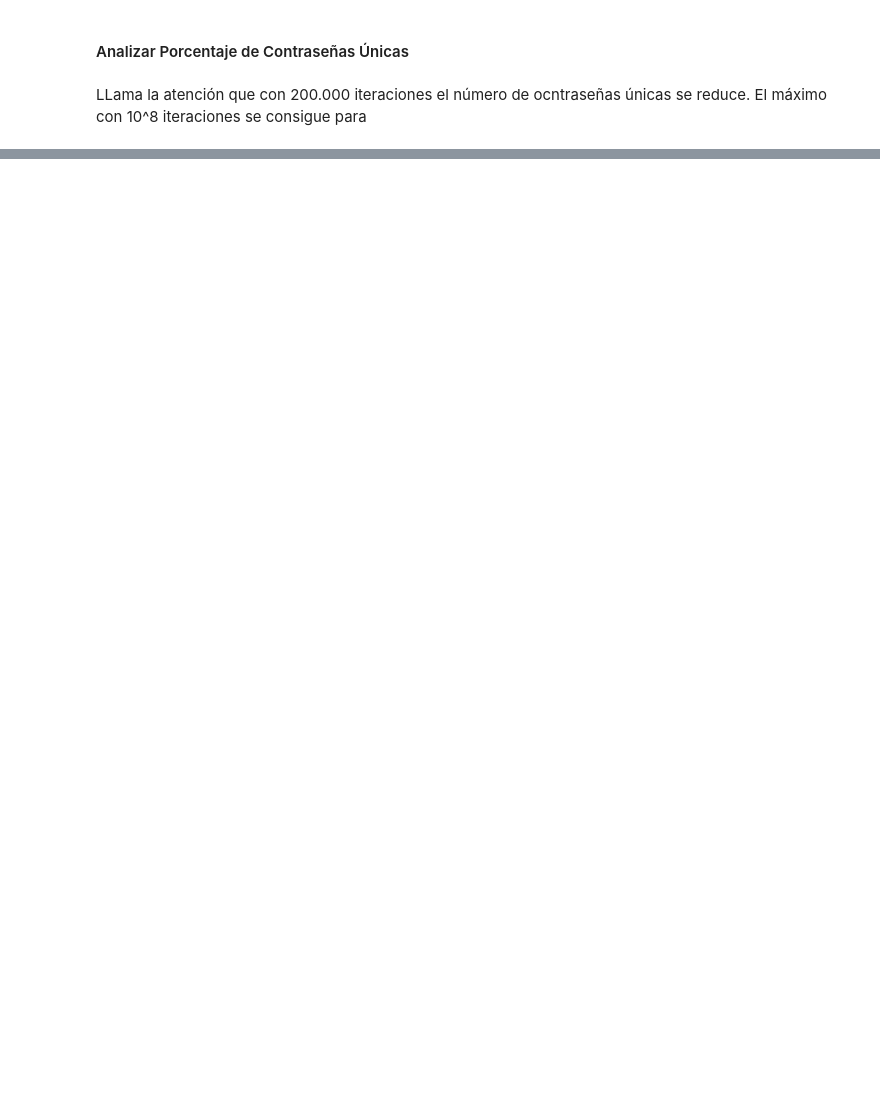
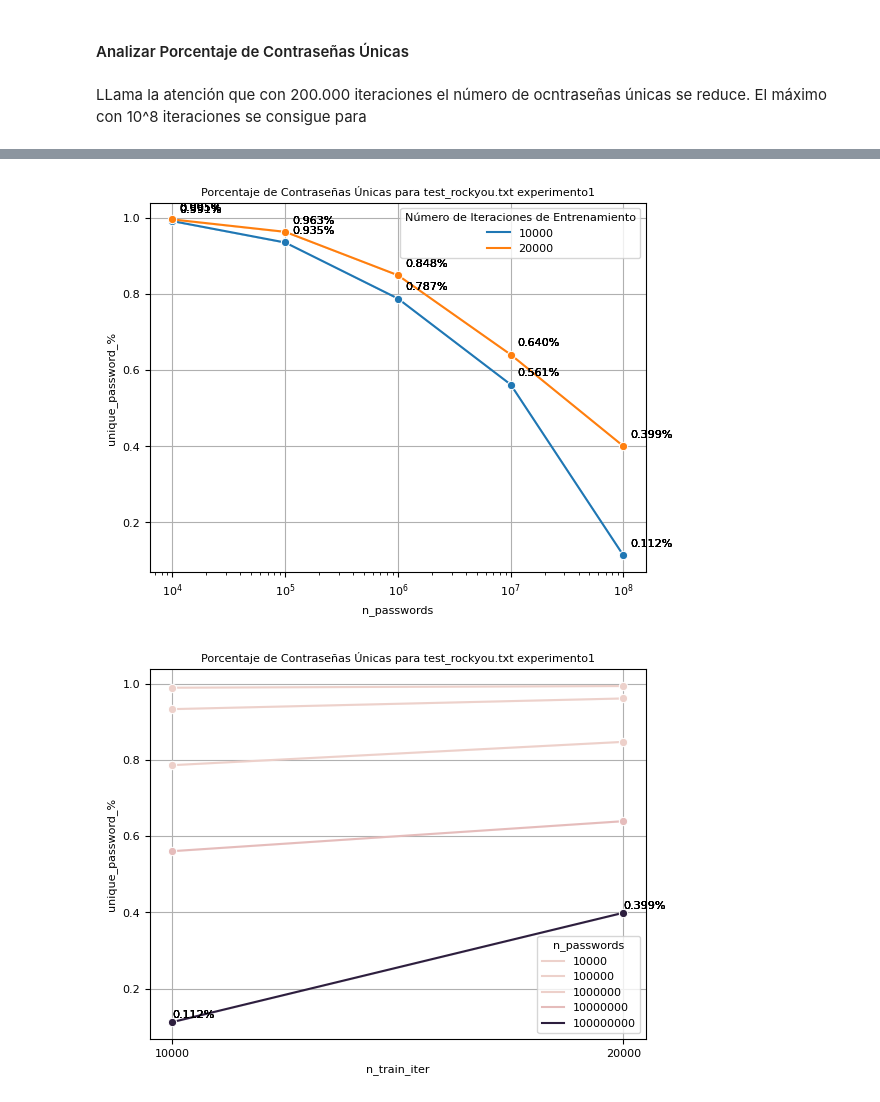
Before and after one commit to Alexrgg/spanish-words-generator, a Jupyter notebook: read_logs.ipynb, the cells around one changed output, grey strips where cells are left out. Drawn from its saved outputs; the diff is of its cells as text; code cells hidden in the pictures; blank space fills up the shorter version.

```diff
--- a/read_logs.ipynb
+++ b/read_logs.ipynb
@@ -345,0 +360,40 @@ plot_unique_pswords(df_accuracy,model_name=model_name)
+# %%
+def plot_unique_pswords(df_accuracy,model_name=""):
+    df_accuracy['unique_password_%']=df_accuracy['n_unique_generated_passwords']/df_accuracy['n_passwords']
+    fig=sns.lineplot(x='n_passwords', y='unique_password_%', hue='n_train_iter', data=df_accuracy,marker="o")
+    model_name=model_trained_dir.split('/')[-1]
+    fig.set(title=f'Porcentaje de Contraseñas Únicas para test_rockyou.txt {model_name}')
+
+    legend = fig.legend(title="Número de Iteraciones de Entrenamiento")
+    plt.xscale('log')
+    plt.grid()
+
+    # Agregar etiquetas de datos
+    for i in range(len(df_accuracy)):
+        plt.annotate("{:.3f}%".format(df_accuracy.iloc[i]['unique_password_%']),
+                     xy=(df_accuracy.iloc[i]['n_passwords'], df_accuracy.iloc[i]['unique_password_%']),
+                     xytext=(5, 5),
+                     textcoords='offset points',
+                     color='black',
+                     ha='left',
+                     va='bottom')
+
+    plt.show()
+
+    fig=sns.lineplot(x='n_train_iter', y='unique_password_%', hue='n_passwords', data=df_accuracy,marker="o")
+    fig.set(title=f'Porcentaje de Contraseñas Únicas para test_rockyou.txt {model_name}')
+
+    df_accuracy_label=df_accuracy[(df_accuracy['n_passwords']==10**8)]
+    for x, y in zip(df_accuracy_label['n_train_iter'], df_accuracy_label['unique_password_%']):
+        # the position of the data label relative to the data point can be adjusted by adding/subtracting a value from the x &/ y coordinates
+        plt.text(x = x, # x-coordinate position of data label
+                y = y+0.01, # y-coordinate position of data label, adjusted to be 150 below the data point
+                s = '{:.3f}%'.format(y), # data label, formatted to ignore decimals
+                color = 'black') # set colour of line
+    plt.grid()
+    plt.show()
+
+plot_unique_pswords(df_accuracy,model_name=model_name)
+# %% [output]
+[figure, added]
+[figure, added]
```
Also changed, not shown: parts of 14 cells of this notebook, 6 other files.
